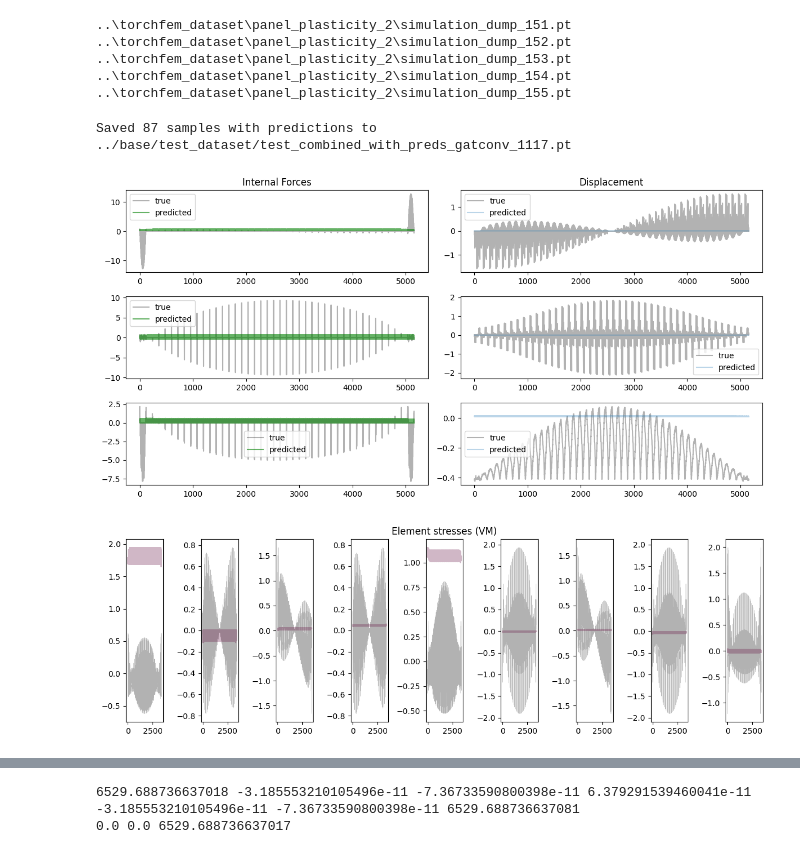
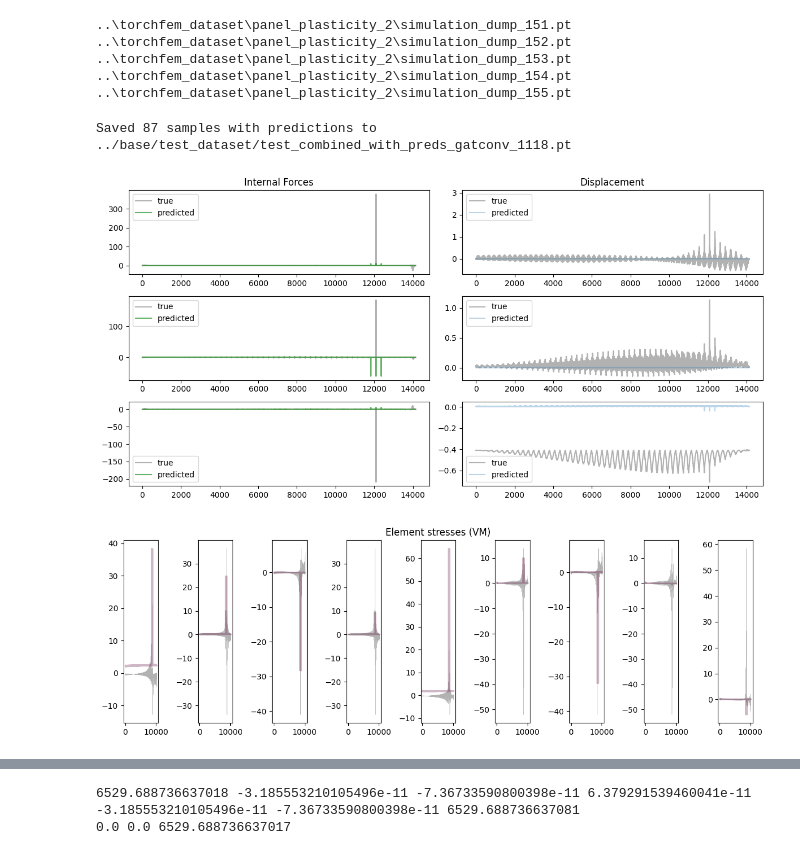
Before and after one commit to bartutuncay/mpnn_fem, a Jupyter notebook: hgt_train_1114.ipynb, the cells around one changed output, grey strips where cells are left out. Drawn from its saved outputs; the diff is of its cells as text; code cells hidden in the pictures.

```diff
--- a/hgt_train_1114.ipynb
+++ b/hgt_train_1114.ipynb
@@ -19,11 +19,11 @@ def build_laststep_features(data, dtype=torch.float32):
     len = data['nodes'].f_ext.shape[0]
     t = int(len/2-1)
     # Nodes: x = [pos, bc, f_ext[-1], f_int[-1]]  (no leakage of u_ts into x)
-    #pos   = data['nodes'].pos.to(dtype) #no need to include
+    pos   = data['nodes'].pos.to(dtype) #no need to include
     bc    = data['nodes'].bc.to(dtype)
     f_ext = torch.Tensor(data['nodes'].f_ext[t]).to(dtype)
     data['nodes'].fext = torch.Tensor(data['nodes'].f_ext[t]).to(dtype)
-    data['nodes'].x = torch.cat([bc, f_ext], dim=-1)
+    data['nodes'].x = torch.cat([bc, f_ext, pos], dim=-1)
 
     # Elements: x = [material (float), s_ts[-1].flatten(9)]
     mat = data['elements'].material
@@ -1001,11 +1005,11 @@ def build_laststep_features(data, dtype=torch.float32):
     len = data['nodes'].f_ext.shape[0]
     t = int(len/2-1)
     # Nodes: x = [pos, bc, f_ext[-1], f_int[-1]]  (no leakage of u_ts into x)
-    #pos   = data['nodes'].pos.to(dtype) #no need to include
+    pos   = data['nodes'].pos.to(dtype) #no need to include
     bc    = data['nodes'].bc.to(dtype)
     f_ext = torch.Tensor(data['nodes'].f_ext[t]).to(dtype)
     data['nodes'].f_ext = torch.Tensor(data['nodes'].f_ext[t]).to(dtype)
-    data['nodes'].x = torch.cat([bc, f_ext], dim=-1)
+    data['nodes'].x = torch.cat([bc, f_ext, pos], dim=-1)
 
     # Elements: x = [material (float), s_ts[-1].flatten(9)]
     mat = data['elements'].material
@@ -1196,7 +1200,7 @@ in_dims = {
 }
 
 model = HeteroGATMultipleOutput(metadata, in_dims, hidden=128, heads=2).to(device)
-model_state = torch.load('gatconv_1117_norm.pt')
+model_state = torch.load('gatconv_1118_norm.pt')
 model.load_state_dict(model_state)
 model.eval()
 
@@ -1234,46 +1238,46 @@ with torch.no_grad():
         out_samples.append(d)
 
 # Save to a new file
-save_path = "../base/test_dataset/test_combined_with_preds_gatconv_1117.pt"
+save_path = "../base/test_dataset/test_combined_with_preds_gatconv_1118.pt"
 torch.save(out_samples, save_path)
 print(f"Saved {len(out_samples)} samples with predictions to {save_path}")
 # %% [output]
-Saved 87 samples with predictions to ../base/test_dataset/test_combined_with_preds_gatconv_1117.pt
+Saved 87 samples with predictions to ../base/test_dataset/test_combined_with_preds_gatconv_1118.pt
 # %%
 import matplotlib.pyplot as plt
 import torch
-out_samples = torch.load("../base/test_dataset/test_combined_with_preds_gatconv_1117.pt",weights_only=False)
+out_samples = torch.load("../base/test_dataset/test_combined_with_preds_gatconv_1118.pt",weights_only=False)
 
 fig, ax = plt.subplots(3,2)
 fig.set_figwidth(12)
 fig.set_figheight(6)
-sample = 49
+sample = 54
 
 ax[0,0].set_title('Internal Forces')
 ax[0,1].set_title('Displacement')
 
 for i in range(3):
     ax[i,1].plot(out_samples[sample]['nodes']['y_u'][:,i],'k',alpha=0.3,label='true')
     ax[i,1].plot(out_samples[sample]['nodes']['pred_u'][:,i],alpha=0.3,label='predicted')
     ax[i,1].legend()
 
     ax[i,0].plot(out_samples[sample]['nodes']['y_fint'][:,i],'k',alpha=0.3,label='true')
     ax[i,0].plot(out_samples[sample]['nodes']['pred_fint'][:,i],color='green',alpha=0.6,label='predicted')
     ax[i,0].legend()
 plt.tight_layout()
 
 
 fig, ax = plt.subplots(1,9)
 fig.set_figwidth(12)
 fig.set_figheight(4)
 ax[4].set_title('Element stresses (VM)')
 for i in range(9):
     ax[i].plot(out_samples[sample]['elements']['y_s'][:,i],'k',linewidth=0.3,alpha=0.3)
     ax[i].plot(out_samples[sample]['elements']['pred_s'][:,i],color='#661144',alpha=0.3)
 plt.tight_layout()
 # %% [output]
-[figure, old version]
+[figure, new version]
-[figure, old version]
+[figure, new version]
 # %%
 ## Visualization - Matplotlib 3D Scatter Plot
 import matplotlib.pyplot as plt
```
Also changed, not shown: parts of 4 cells of this notebook.
